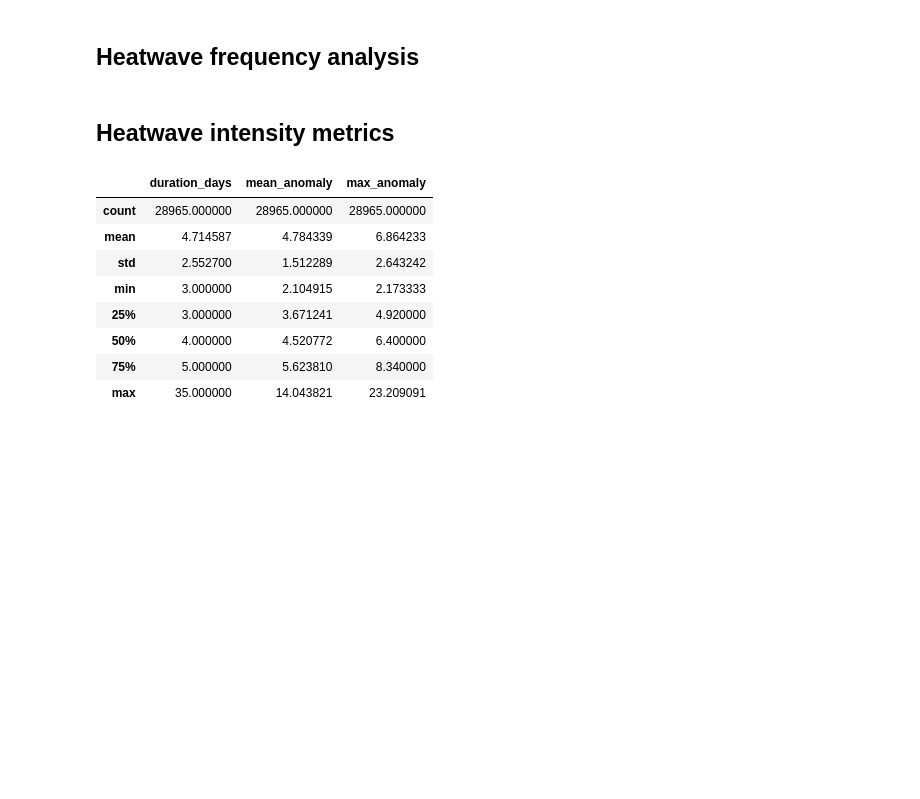
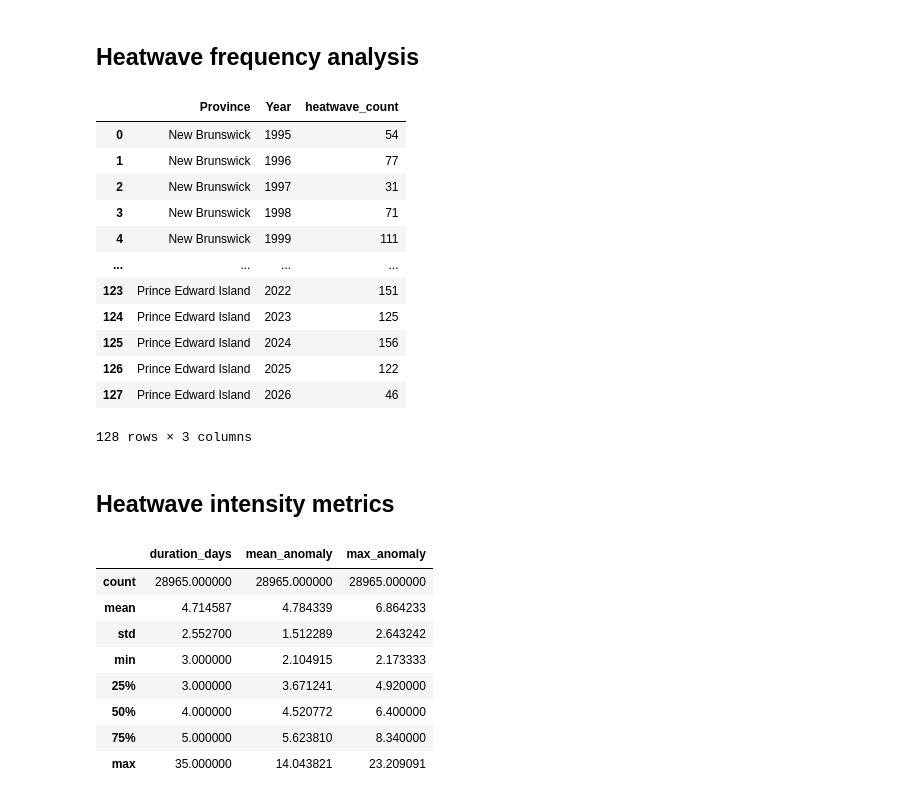
Before and after one commit to w0514508/NSCCProject-TeamCharlie, a Jupyter notebook: data/clean/Yashaswi/Temp Anamoly.ipynb, the cells around one changed output. Drawn from its saved outputs; the diff is of its cells as text; code cells hidden in the pictures; blank space fills up the shorter version.

```diff
--- a/data/clean/Yashaswi/Temp Anamoly.ipynb
+++ b/data/clean/Yashaswi/Temp Anamoly.ipynb
@@ -371,9 +459,24 @@ station_hw_freq = (
 # %%
 province_hw_freq = (
     heatwaves.groupby(["Province", "Year"])
     .size()
     .reset_index(name="heatwave_count")
 )
+province_hw_freq
+# %% [output]
+|  | Province | Year | heatwave_count |
+| 0 | New Brunswick | 1995 | 54 |
+| 1 | New Brunswick | 1996 | 77 |
+| 2 | New Brunswick | 1997 | 31 |
+| 3 | New Brunswick | 1998 | 71 |
+| 4 | New Brunswick | 1999 | 111 |
+| ... | ... | ... | ... |
+| 123 | Prince Edward Island | 2022 | 151 |
+| 124 | Prince Edward Island | 2023 | 125 |
+| 125 | Prince Edward Island | 2024 | 156 |
+| 126 | Prince Edward Island | 2025 | 122 |
+| 127 | Prince Edward Island | 2026 | 46 |
+128 rows × 3 columns
 # %% [markdown]
 ## Heatwave intensity metrics
 # %%
```
Also changed, not shown: parts of 10 cells of this notebook, 3 other files.
